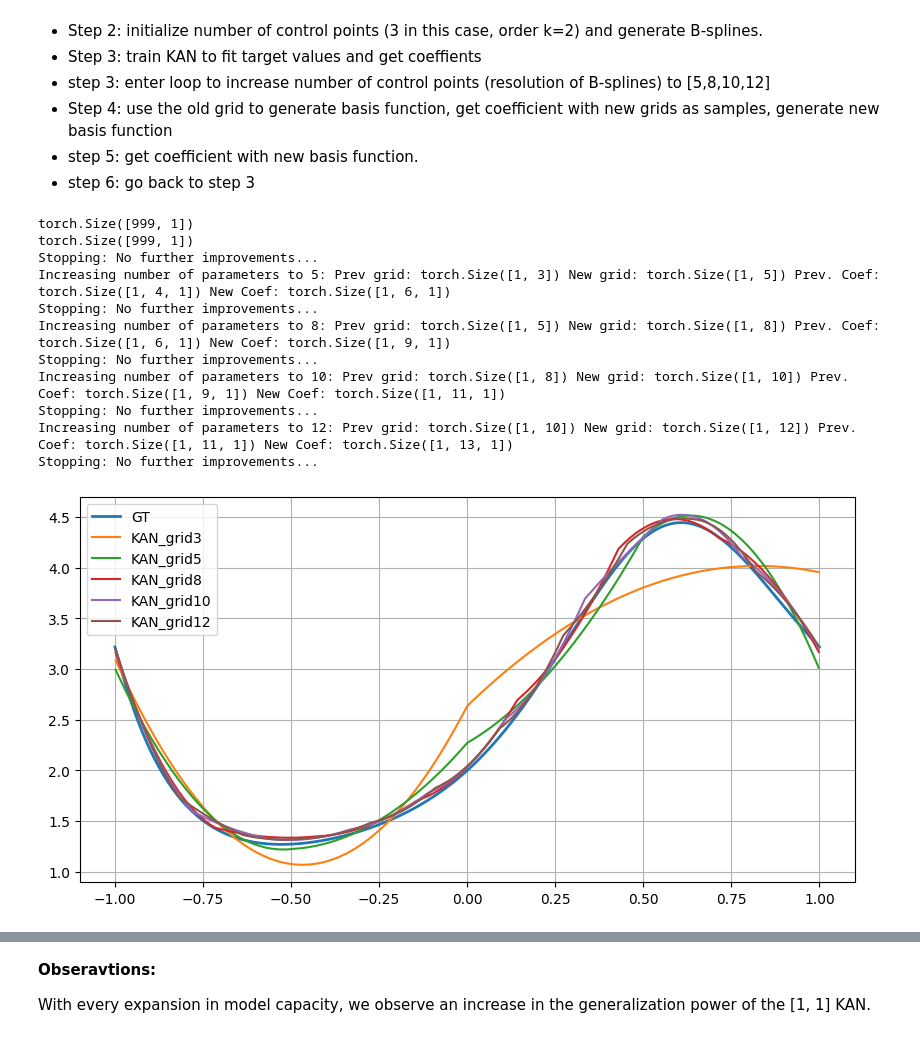
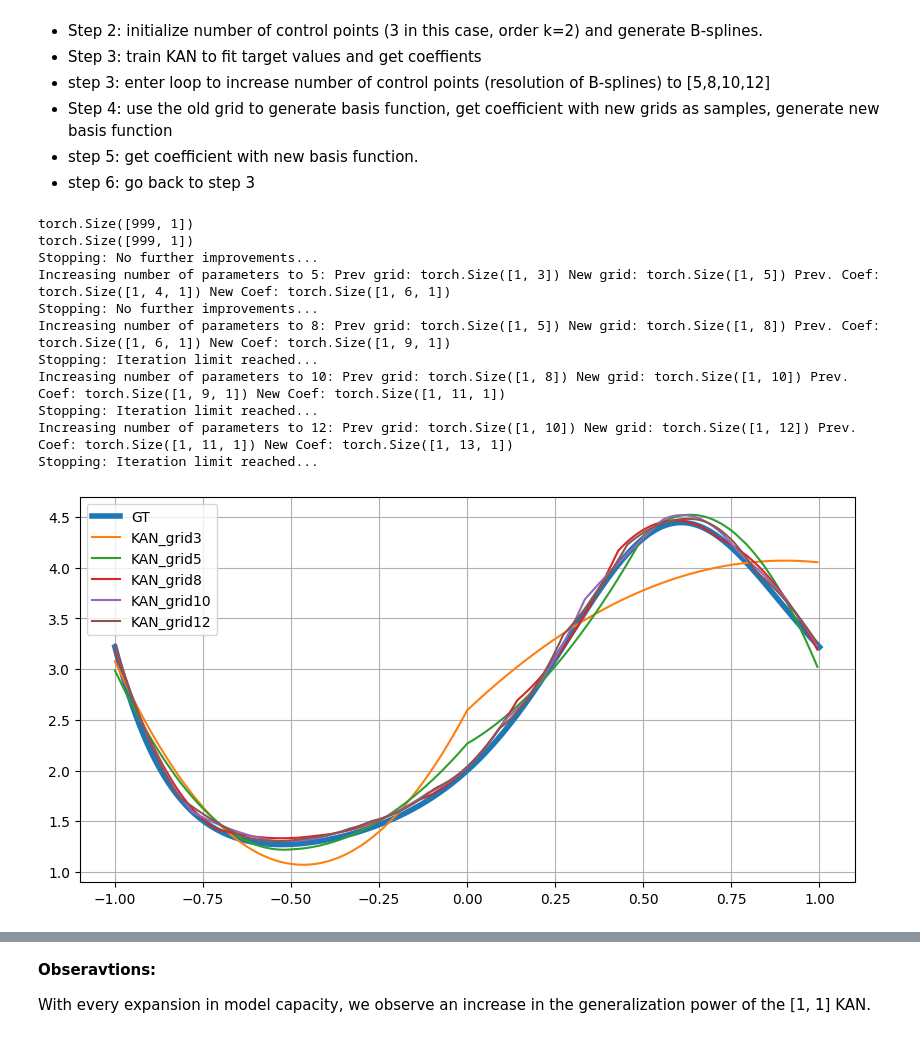
Before and after one commit to HsiuWen/SciML_PPP, a Jupyter notebook: KAN_grids_continual.ipynb, the cells around one changed output, grey strips where cells are left out. Saved outputs shown, nothing was run; the diff lists cells and outputs as text; code cells hidden in the pictures.

```diff
--- a/KAN_grids_continual.ipynb
+++ b/KAN_grids_continual.ipynb
@@ -135,43 +135,43 @@ params_kan, y_pred_kan, losses_kan, all_xs = single_stacked_kan_training(x_train
 loss_batches.append(losses_kan)
 
 fig, axs=plt.subplots(nrows=1,ncols=1, figsize=(10,5),dpi=100)
-axs.plot(x_eval, fn(x_eval), linewidth=2, label='GT')
+axs.plot(x_eval, fn(x_eval), linewidth=4, label='GT')
 axs.plot(x_test, y_pred_kan, label=f'KAN_grid3')
 for new_grid_size in [5, 8, 10, 12]:
     prev_grid = params_kan['grids'][0]
     prev_coef = params_kan['coeffs'][0]
     postacts = all_xs[-1][0]
     new_coef, new_grid = update_grid(prev_grid, new_grid_size, k, x_training, postacts)
 
     new_coef = new_coef.requires_grad_(True)
     params_kan['grids'] = [new_grid]
     params_kan['coeffs'] = [new_coef]
 
     print(f"Increasing number of parameters to {new_grid_size}: Prev grid: {prev_grid.shape} New grid: {new_grid.shape} Prev. Coef: {prev_coef.shape} New Coef: {new_coef.shape}")
 
     params_kan, y_pred_kan, losses_kan, all_xs = single_stacked_kan_training(x_training, y_training, x_test, y_test, model_params=params_kan, lr=lr,
                                                                              k=k, n_layers=n_layers,
                                                                              grid_sizes=grid_sizes, verbose=False,
                                                                              grid_range=[], use_scales=False)
 
 
     loss_batches.append(losses_kan)
     axs.plot(x_test, y_pred_kan, label=f'KAN_grid{new_grid_size}')
 axs.legend()
 axs.grid()
 # %% [output]
 torch.Size([999, 1])
 torch.Size([999, 1])
 Stopping: No further improvements...
 Increasing number of parameters to 5: Prev grid: torch.Size([1, 3]) New grid: torch.Size([1, 5]) Prev. Coef: torch.Size([1, 4, 1]) New Coef: torch.Size([1, 6, 1])
 Stopping: No further improvements...
 Increasing number of parameters to 8: Prev grid: torch.Size([1, 5]) New grid: torch.Size([1, 8]) Prev. Coef: torch.Size([1, 6, 1]) New Coef: torch.Size([1, 9, 1])
-Stopping: No further improvements...
+Stopping: Iteration limit reached...
 Increasing number of parameters to 10: Prev grid: torch.Size([1, 8]) New grid: torch.Size([1, 10]) Prev. Coef: torch.Size([1, 9, 1]) New Coef: torch.Size([1, 11, 1])
-Stopping: No further improvements...
+Stopping: Iteration limit reached...
 Increasing number of parameters to 12: Prev grid: torch.Size([1, 10]) New grid: torch.Size([1, 12]) Prev. Coef: torch.Size([1, 11, 1]) New Coef: torch.Size([1, 13, 1])
-Stopping: No further improvements...
+Stopping: Iteration limit reached...
-[figure, old version]
+[figure, new version]
 # %%
 fig, axs = plt.subplots(nrows=1, ncols=1, figsize=(5, 5), dpi=100)
 
```
Also changed, not shown: parts of 7 cells of this notebook, 1 other file.
